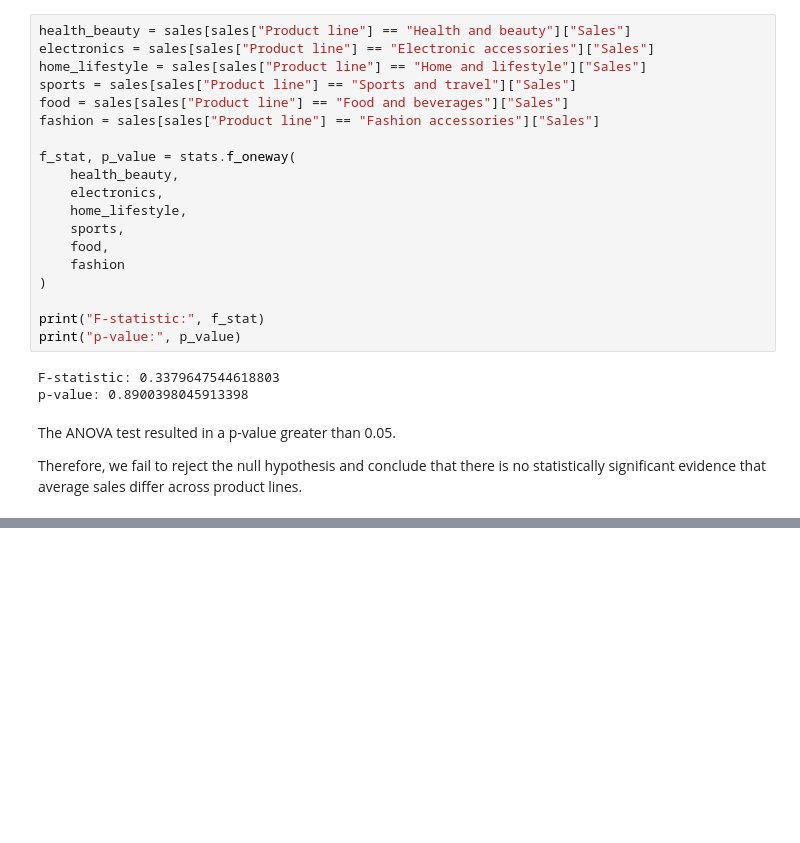
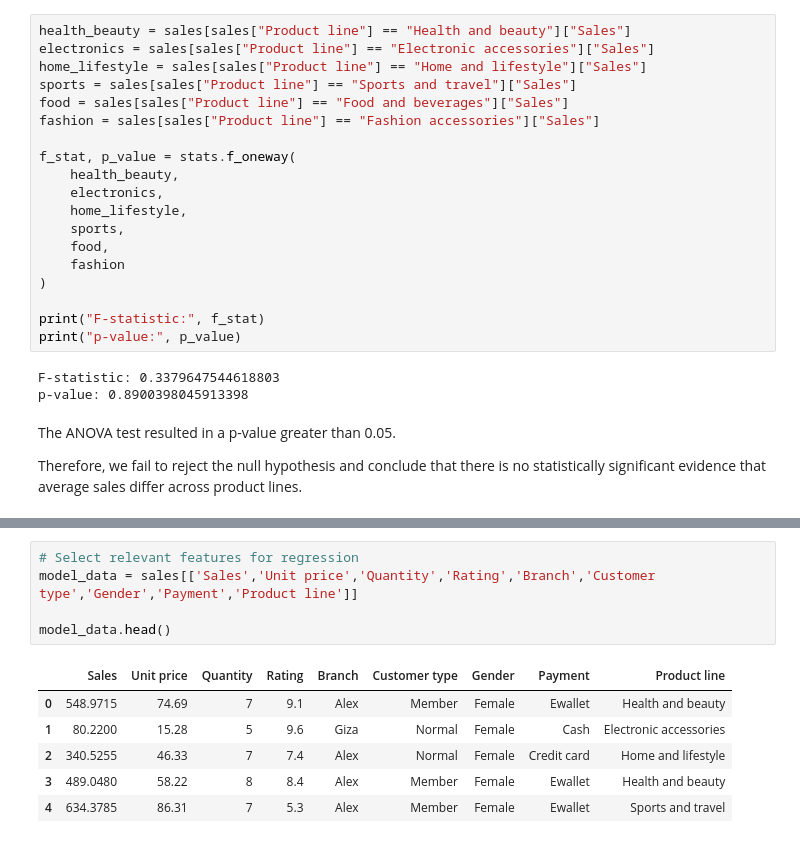
Before and after one commit to donatas-ruzgys/VSCode, a Jupyter notebook: Capstone_projektas/capstone.ipynb, the cells around one changed output, grey strips where cells are left out. Drawn from its saved outputs; the diff is of its cells as text; blank space fills up the shorter version.

```diff
--- a/Capstone_projektas/capstone.ipynb
+++ b/Capstone_projektas/capstone.ipynb
@@ -417,0 +430,12 @@ average sales differ across product lines.
+# %%
+# Select relevant features for regression
+model_data = sales[['Sales','Unit price','Quantity','Rating','Branch','Customer type','Gender','Payment','Product line']]
+
+model_data.head()
+# %% [output]
+|  | Sales | Unit price | Quantity | Rating | Branch | Customer type | Gender | Payment | Product line |
+| 0 | 548.9715 | 74.69 | 7 | 9.1 | Alex | Member | Female | Ewallet | Health and beauty |
+| 1 | 80.2200 | 15.28 | 5 | 9.6 | Giza | Normal | Female | Cash | Electronic accessories |
+| 2 | 340.5255 | 46.33 | 7 | 7.4 | Alex | Normal | Female | Credit card | Home and lifestyle |
+| 3 | 489.0480 | 58.22 | 8 | 8.4 | Alex | Member | Female | Ewallet | Health and beauty |
+| 4 | 634.3785 | 86.31 | 7 | 5.3 | Alex | Member | Female | Ewallet | Sports and travel |
```
Also changed, not shown: parts of 5 cells of this notebook.
